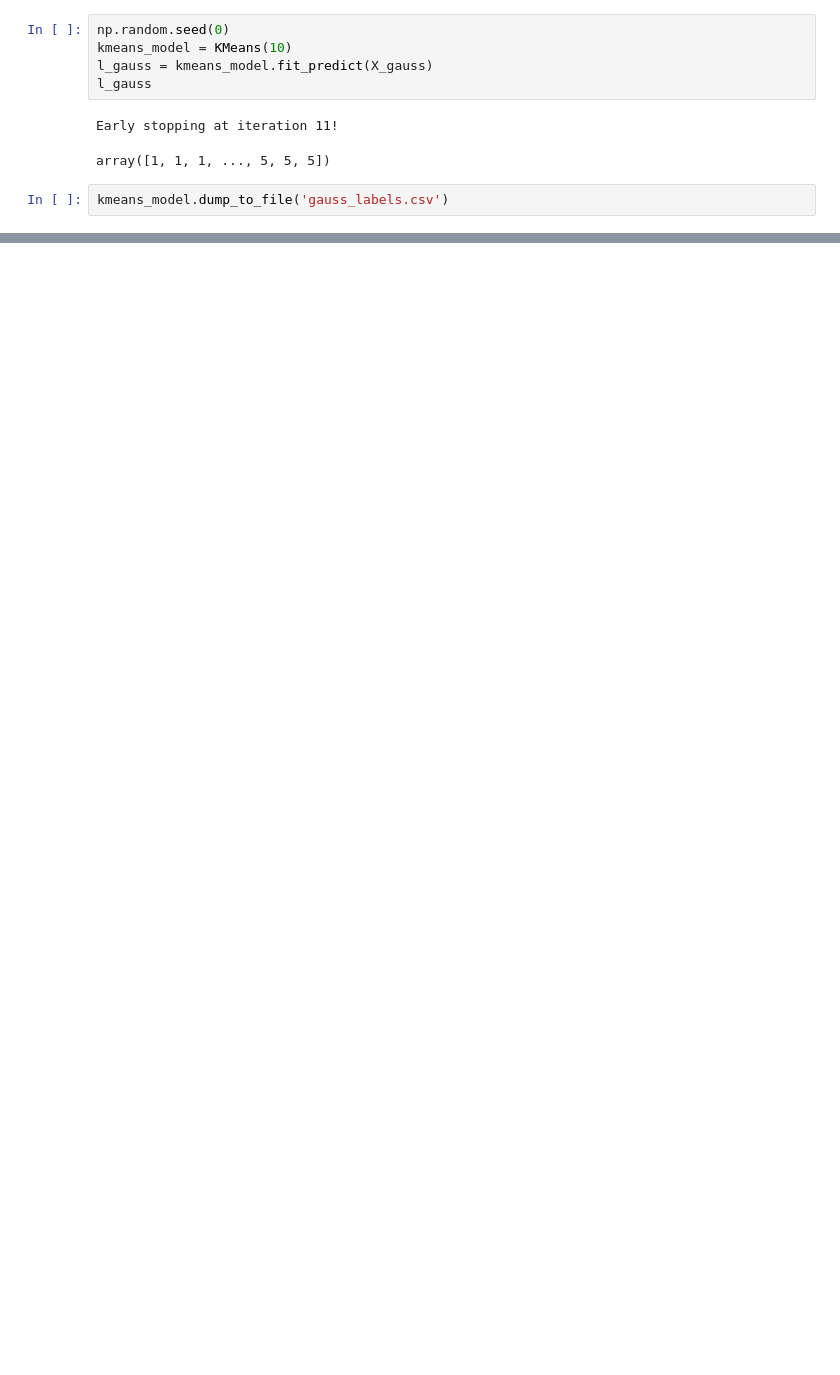
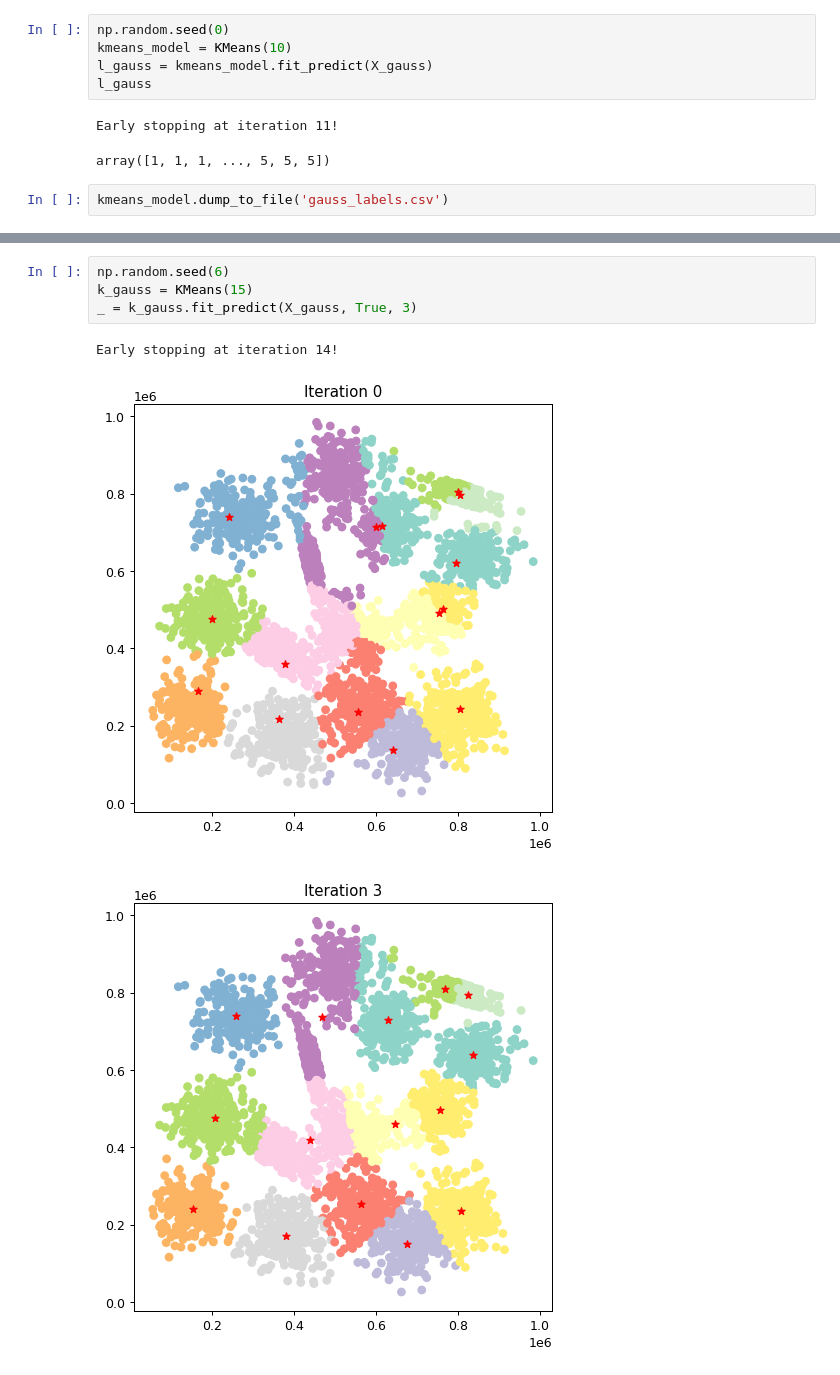
Before and after one commit to dbdmg/aiis-mllabs, a Jupyter notebook: HandsOn2 - Clustering/HandsOn2.2Sol.ipynb, the cells around one changed output, grey strips where cells are left out. Cells and saved outputs as stored; diff of their text form; blank space fills up the shorter version.

```diff
--- a/HandsOn2 - Clustering/HandsOn2.2Sol.ipynb
+++ b/HandsOn2 - Clustering/HandsOn2.2Sol.ipynb
@@ -117,0 +183,8 @@ kmeans_model.dump_to_file('gauss_labels.csv')
+# %%
+np.random.seed(6)
+k_gauss = KMeans(15)
+_ = k_gauss.fit_predict(X_gauss, True, 3)
+# %% [output]
+Early stopping at iteration 14!
+[figure, added]
+[figure, added]
```
Also changed, not shown: parts of 18 cells of this notebook.
